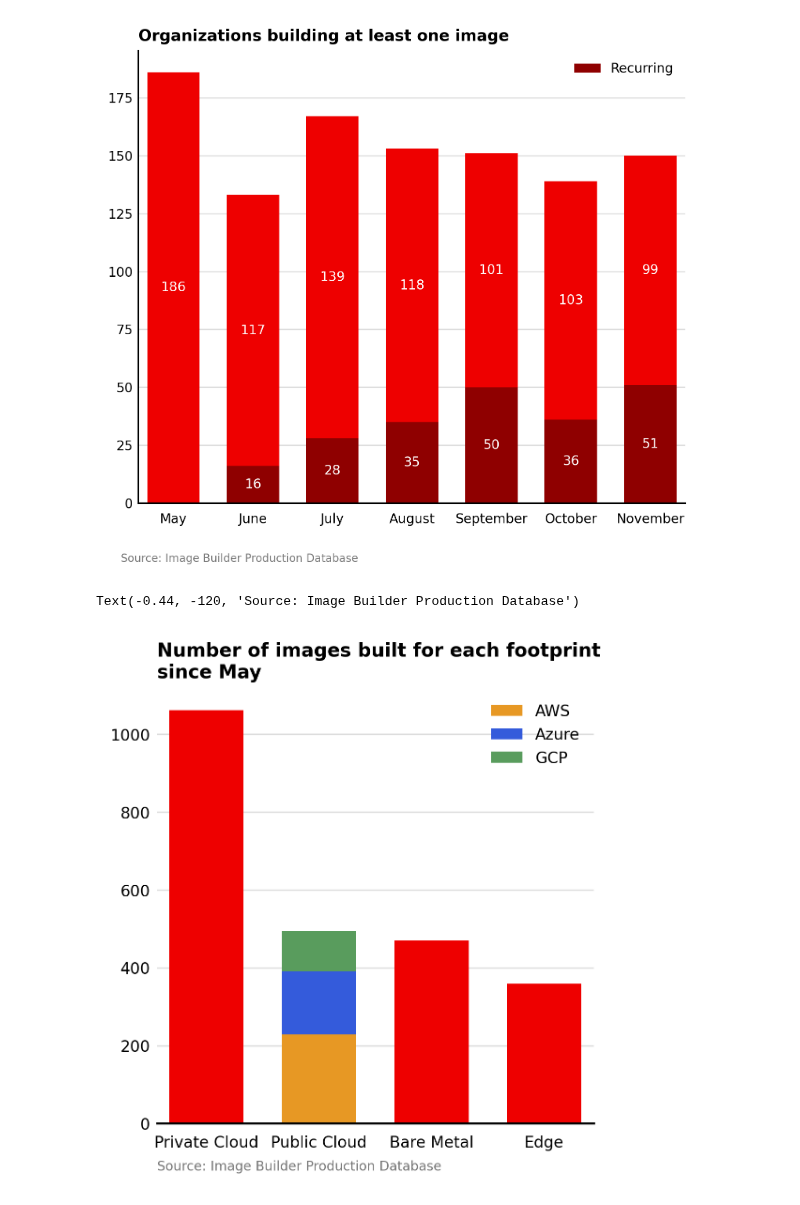
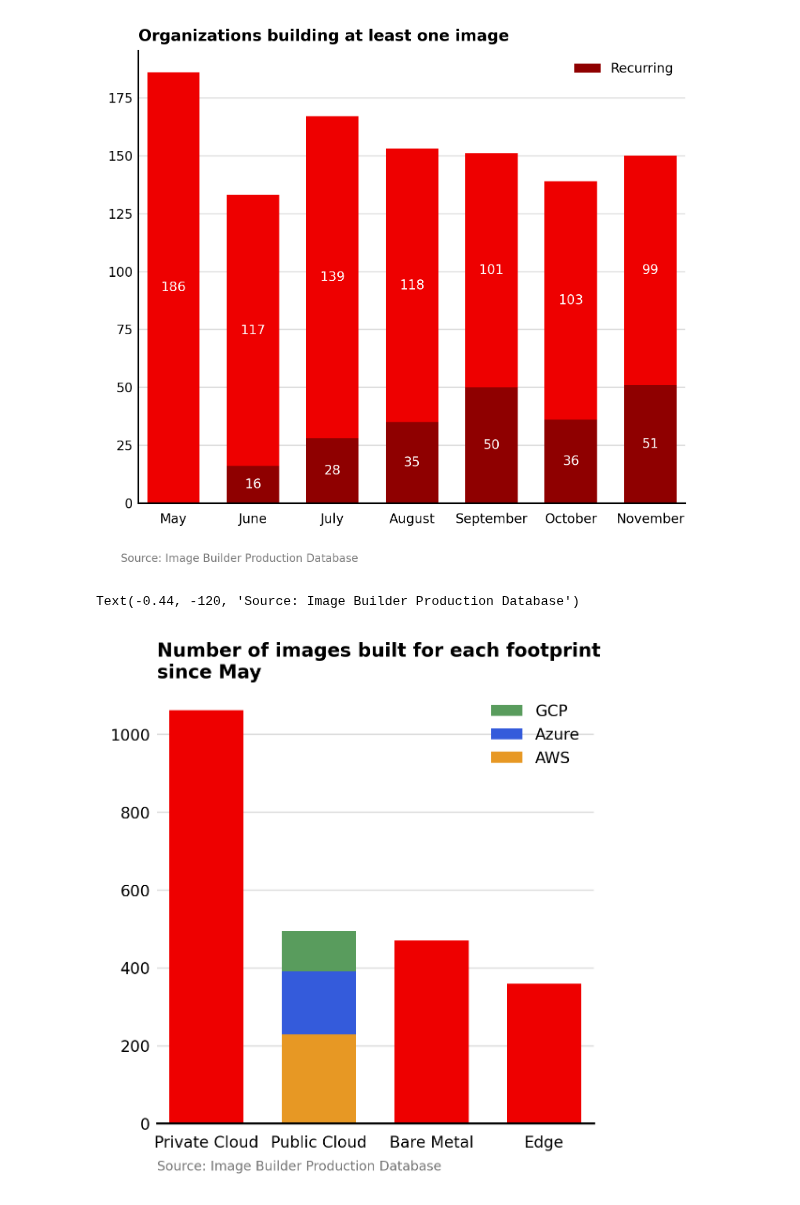
Before and after one commit to osbuild/metrics, a Jupyter notebook: notebooks/Report.ipynb, the cells around one changed output. Drawn from its saved outputs; the diff is of its cells as text; code cells hidden in the pictures.

Commit message:
notebooks/Report: reverse cloud draw order to match legend
Draw the cloud colours in reverse (top-to-bottom) to match the legend
order.

```diff
--- a/notebooks/Report.ipynb
+++ b/notebooks/Report.ipynb
@@ -142,7 +142,7 @@ footprints = ib.metrics.footprints(builds)
 fp_counts = footprints["footprint"].value_counts()
 
 bottom = 0
-clouds = ["aws", "azure", "gcp"]
+clouds = ["gcp", "azure", "aws"]
 cloud_sum = sum(v if k in clouds else 0 for k, v in fp_counts.items())
 
 cloud_grouped_feet = fp_counts.copy()
@@ -158,33 +158,35 @@ names = {
 }
 
 cloud_grouped_feet.sort_values(ascending=False, inplace=True)
 ax.bar([names[i] for i in cloud_grouped_feet.index], cloud_grouped_feet.values, width=bar_width)  # plot with grouped cloud to get them in order (sorted)
 # for ft in cloud_grouped_feet.items():
 #    if ft[0] == "cloud":
 #        continue
 
 public_clouds = {
     "aws": "AWS",
     "azure": "Azure",
     "gcp": "GCP"
 }
 
 colors = {
     "aws": "#E79824",
     "azure": "#345BDB",
     "gcp": "#599C5D"
 }
-# # draw over cloud bar with breakdown values of individual clouds
+# draw over cloud bar with breakdown values of individual clouds
+# Note: the legend order is top-to-bottom in order of creation, so let's draw the clouds in the same order
+bottom = sum(fp_counts[cld] for cld in clouds)  # top of the bar
 for cld in clouds:
+    bottom -= fp_counts[cld]
     bar = ax.bar(names["cloud"], fp_counts[cld], bottom=bottom, label=public_clouds.get(cld, cld), width=bar_width, color=colors[cld])
     # ax.bar_label(bar, fp_counts, label_type="center", color="#ffffff")
-    bottom += fp_counts[cld]
 
 
 ax.set_xlim(-bar_width * 2/3, len(clouds) + bar_width * 2/3)
 
 ax.legend()
 ax.text(-bar_width * 2/3, -120, "Source: Image Builder Production Database", fontsize="small", color="#777777")
 # %% [output]
 Text(-0.44, -120, 'Source: Image Builder Production Database')
-[figure, old version]
+[figure, new version]
```
